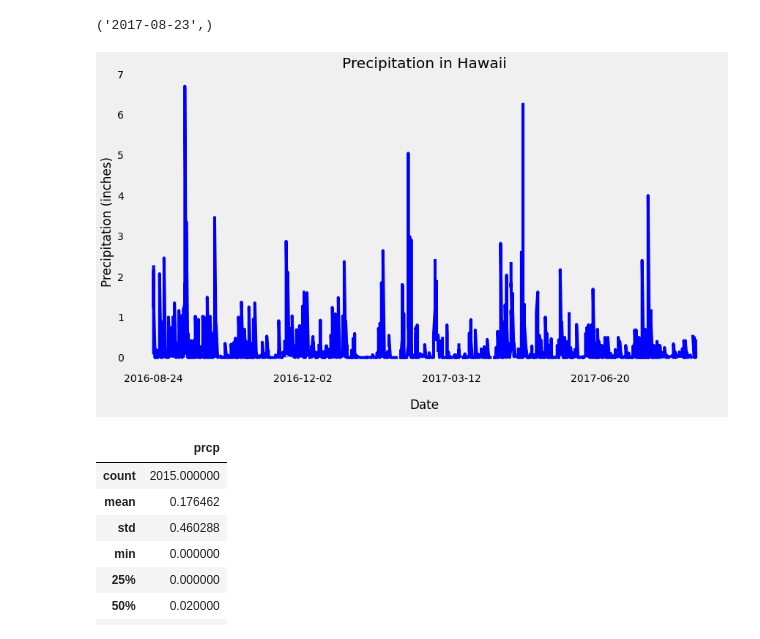
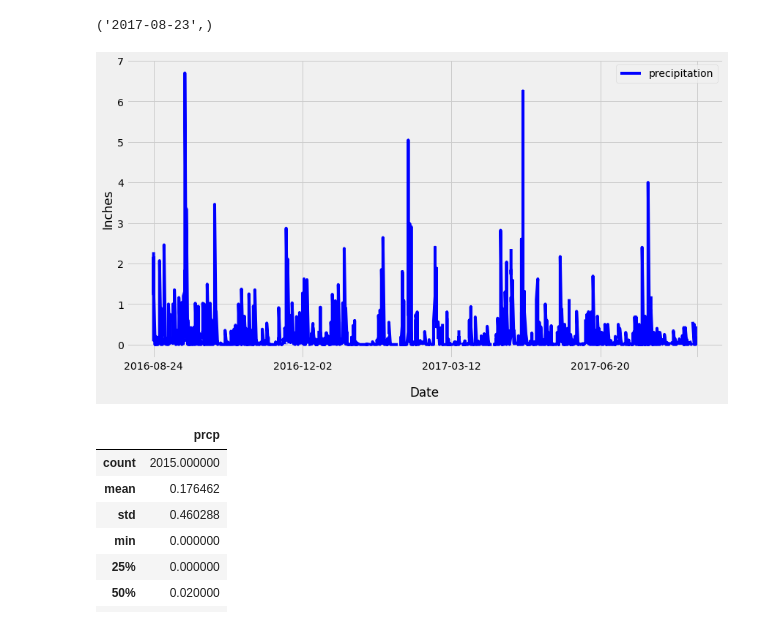
Before and after one commit to kealvarez/sqlalchemy-challenge, a Jupyter notebook: SurfsUp/climate_actual.ipynb, the cells around one changed output. Saved outputs shown, nothing was run; the diff lists cells and outputs as text; code cells hidden in the pictures.

```diff
--- a/SurfsUp/climate_actual.ipynb
+++ b/SurfsUp/climate_actual.ipynb
@@ -87,36 +87,35 @@ recent_date
 # %%
 # Design a query to retrieve the last 12 months of precipitation data and plot the results.
 # Starting from the most recent data point in the database.
 recent_date = (session.query(measurement.date).order_by(measurement.date.desc()).first())
 recent_date
 
 # Calculate the date one year from the last date in data set.
 year_ago = dt.date(2017, 8, 23) - dt.timedelta(days=365)
 year_ago
 
 # Perform a query to retrieve the data and precipitation scores
 precipitation = (session.query(measurement.date, measurement.prcp).filter(measurement.date >= '2016-08-24', measurement.date <= '2017-08-23').order_by(measurement.date).all())
 precipitation
 
 # Save the query results as a Pandas DataFrame and set the index to the date column
 precipitation_df = pd.DataFrame(data=precipitation)
 precipitation_df.head()
 
 # Sort the dataframe by date
 precipitation_df.sort_values('date')
 
 precip_df=pd.DataFrame(data=precipitation_df)
 plt.figure(figsize = (13,7))
 plt.xticks((0,100,200,300,365))
 plt.legend('', frameon=False)
-plt.plot(df['date'], df['prcp'], color='blue')
-plt.title("Precipitation in Hawaii")
+plt.plot(precip_df['date'], precip_df['prcp'], color='blue')
+plt.legend(['precipitation'])
 plt.xlabel('Date', labelpad=20)
-plt.ylabel('Precipitation (inches)')
-plt.grid(False)
+plt.ylabel('Inches')
 plt.show()
 # %% [output]
-[figure, old version]
+[figure, new version]
 # %%
 # Use Pandas to calcualte the summary statistics for the precipitation data
 precipitation_df.describe()
```
Also changed, not shown: parts of 2 cells of this notebook.
